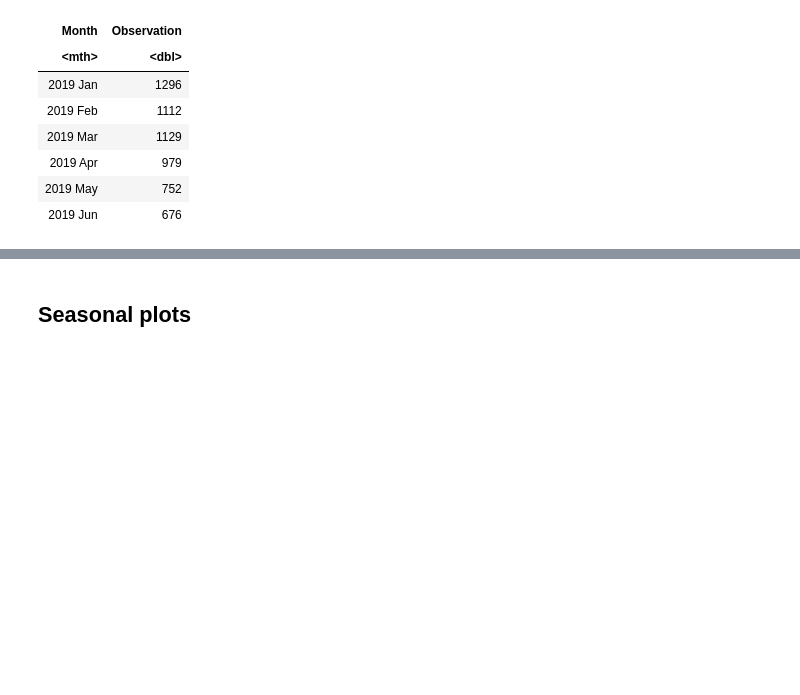
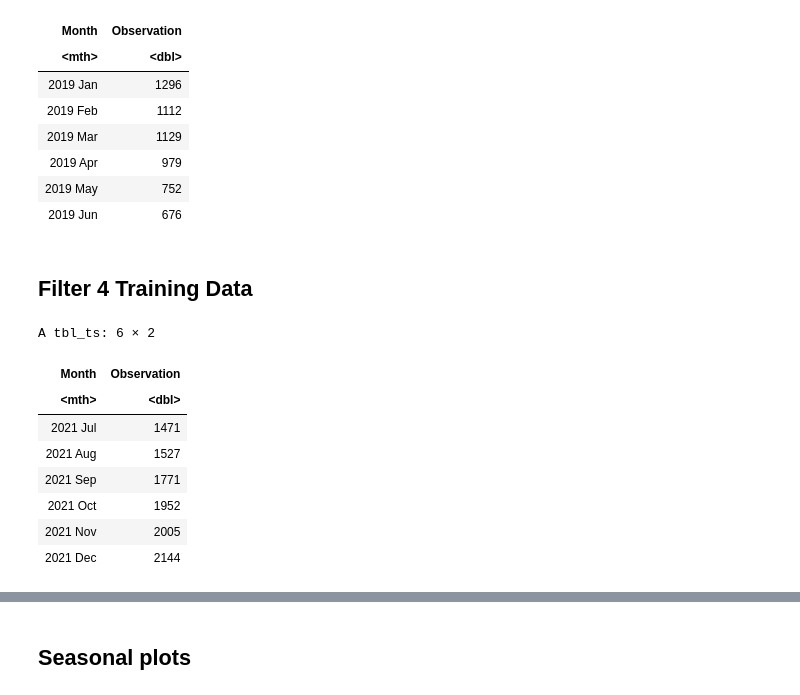
Before and after one commit to Ibrahim-Khayat/-IE499, a Jupyter notebook: index.ipynb, the cells around one changed output, grey strips where cells are left out. Saved outputs shown, nothing was run; the diff lists cells and outputs as text; code cells hidden in the pictures; blank space fills up the shorter version.

```diff
--- a/index.ipynb
+++ b/index.ipynb
@@ -93,3 +93,5 @@ A tbl_ts: 6 × 2
 | 2019 Apr | 979 |
 | 2019 May | 752 |
 | 2019 Jun | 676 |
+# %% [markdown]
+## Filter 4 Training Data
@@ -96 +101,13 @@ A tbl_ts: 6 × 2
+# %%
+tail(Chips_train)
+# %% [output]
+A tbl_ts: 6 × 2
+| Month | Observation |
+| <mth> | <dbl> |
+| 2021 Jul | 1471 |
+| 2021 Aug | 1527 |
+| 2021 Sep | 1771 |
+| 2021 Oct | 1952 |
+| 2021 Nov | 2005 |
+| 2021 Dec | 2144 |
 # %%
```
Also changed, not shown: parts of 12 cells of this notebook.
